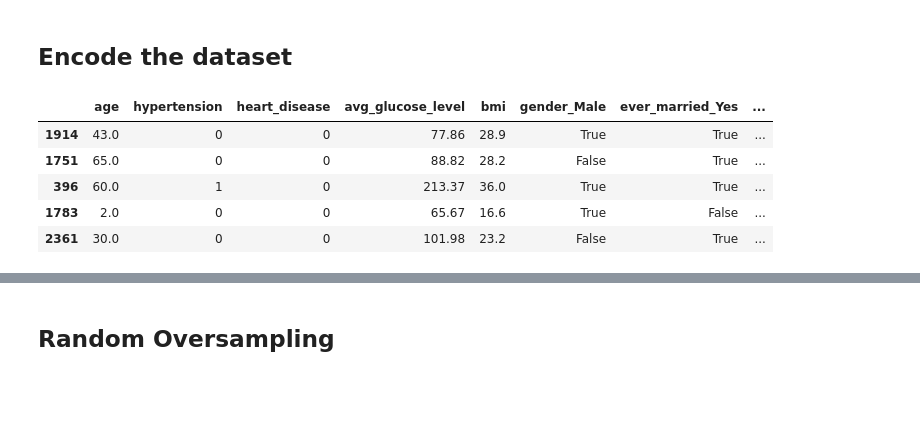
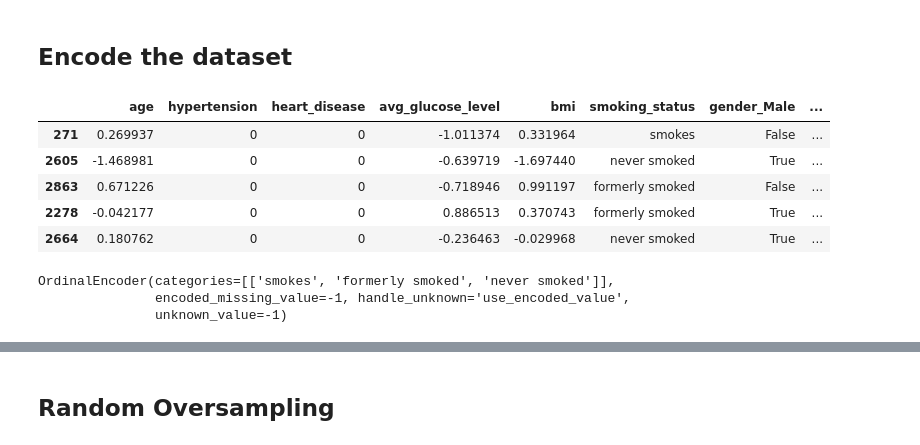
Before and after one commit to WELLSGITHUB/Project-2-Healthcare-, a Jupyter notebook: stroke_data_analysis_11-25.ipynb, the cells around one changed output, grey strips where cells are left out. Drawn from its saved outputs; the diff is of its cells as text; code cells hidden in the pictures; blank space fills up the shorter version.

Commit message:
Add files via upload
Drop null BMI, Standard Scaler, and Ordinal Encoder for Smoking Status

```diff
--- a/stroke_data_analysis_11-25.ipynb
+++ b/stroke_data_analysis_11-25.ipynb
@@ -74,6 +75,8 @@ Unknown            1544
 formerly smoked     885
 smokes              789
 Name: count, dtype: int64
+# %%
+stroke_df = stroke_df.dropna()
 # %% [markdown]
 ### Split into X and y
 # %%
@@ -113,8 +116,3 @@ dtype: float64
-# %%
-# Handle Missing Values
-# Fill missing values in the 'bmi' column with the mean
-X_train['bmi'] = X_train['bmi'].fillna(stroke_df['bmi'].mean())
-X_test['bmi'] = X_test['bmi'].fillna(stroke_df['bmi'].mean())
 # %%
 X_train.isna().sum()/len(stroke_df)
 # %% [output]
@@ -177,0 +178,7 @@ for x in stroke_df:
+# %%
+scaler = StandardScaler()
+col_scale = ['age', 'bmi', 'avg_glucose_level']
+#Fit the scaler to the columnsint he training set
+X_train[col_scale]=scaler.fit_transform(X_train[col_scale])
+#Transform
+X_test[col_scale]=scaler.fit_transform(X_test[col_scale])
@@ -179,19 +195,19 @@ for x in stroke_df:
 ## Encode the dataset
 # %%
 #encode# List
-categorical_columns = ['gender', 'ever_married', 'work_type', 'Residence_type', 'smoking_status']
+categorical_columns = ['gender', 'ever_married', 'work_type', 'Residence_type']
 
 #One-Hot Encoding with pd.get_dummies
 X_train_encoded = pd.get_dummies(X_train, columns=categorical_columns, drop_first=True)
 X_test_encoded = pd.get_dummies(X_test, columns=categorical_columns, drop_first=True)
 
 #Check the data
 X_train_encoded.head()
 #X_train_encoded.isna().sum()/len(stroke_df)
 # %% [output]
-|  | age | hypertension | heart_disease | avg_glucose_level | bmi | gender_Male | ever_married_Yes | ... |
-| 1914 | 43.0 | 0 | 0 | 77.86 | 28.9 | True | True | ... |
-| 1751 | 65.0 | 0 | 0 | 88.82 | 28.2 | False | True | ... |
-| 396 | 60.0 | 1 | 0 | 213.37 | 36.0 | True | True | ... |
-| 1783 | 2.0 | 0 | 0 | 65.67 | 16.6 | True | False | ... |
-| 2361 | 30.0 | 0 | 0 | 101.98 | 23.2 | False | True | ... |
+|  | age | hypertension | heart_disease | avg_glucose_level | bmi | smoking_status | gender_Male | ... |
+| 271 | 0.269937 | 0 | 0 | -1.011374 | 0.331964 | smokes | False | ... |
+| 2605 | -1.468981 | 0 | 0 | -0.639719 | -1.697440 | never smoked | True | ... |
+| 2863 | 0.671226 | 0 | 0 | -0.718946 | 0.991197 | formerly smoked | False | ... |
+| 2278 | -0.042177 | 0 | 0 | 0.886513 | 0.370743 | formerly smoked | True | ... |
+| 2664 | 0.180762 | 0 | 0 | -0.236463 | -0.029968 | never smoked | True | ... |
@@ -201,0 +214,12 @@ X_test_encoded = X_test_encoded.drop(columns= 'gender_Other', axis=1)
+# %%
+# Create an encoder for the backpack_color column
+smoke_ord_enc = OrdinalEncoder(categories = [['smokes','formerly smoked','never smoked']],encoded_missing_value = -1,
+                               handle_unknown = 'use_encoded_value', unknown_value = -1)
+#PUT CATEGORIES IN ORDER LOWEST TO HIGHEST ORDER
+
+# Train the encoder
+smoke_ord_enc.fit(X_train['smoking_status'].values.reshape(-1,1))
+# %% [output]
+OrdinalEncoder(categories=[['smokes', 'formerly smoked', 'never smoked']],
+               encoded_missing_value=-1, handle_unknown='use_encoded_value',
+               unknown_value=-1)
```
Also changed, not shown: parts of 42 cells of this notebook.
